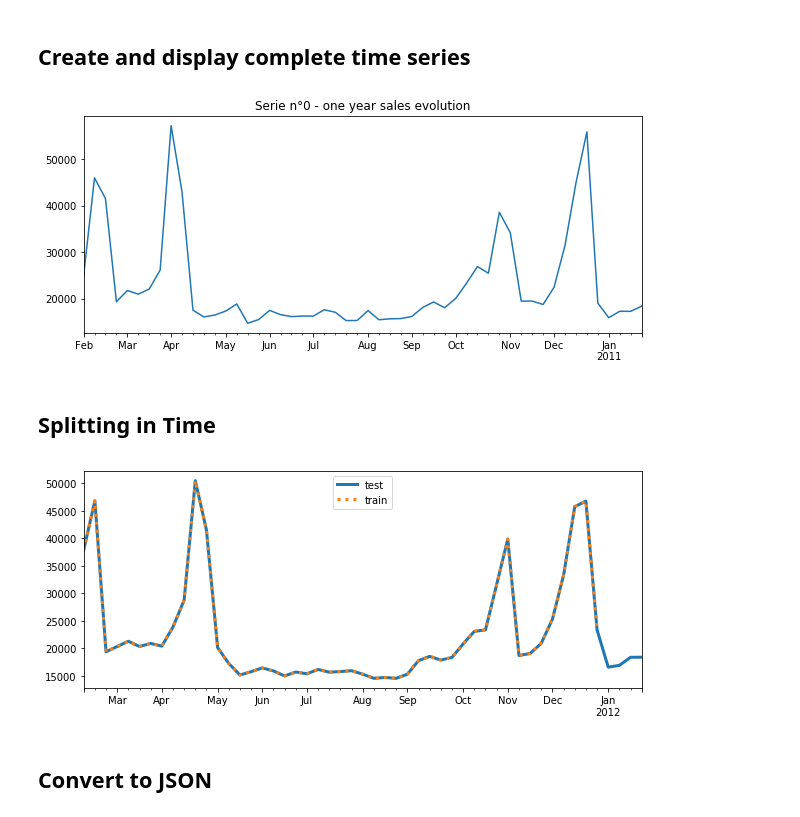
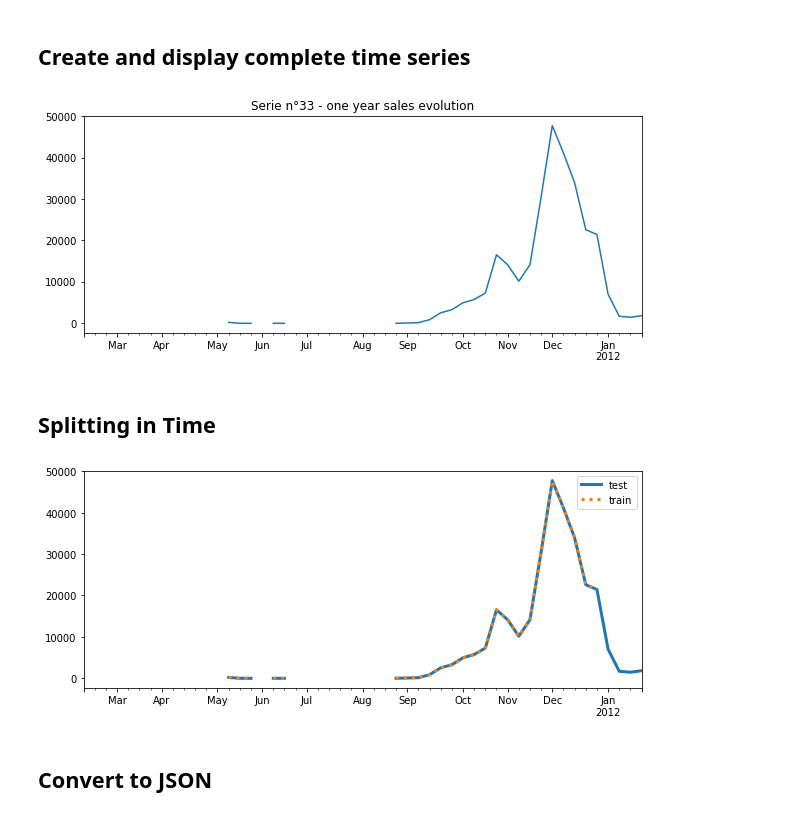
Before and after one commit to Corentin-M/Sales_forecasting, a Jupyter notebook: DeepAR_NoFeatures.ipynb, the cells around one changed output. Cells and saved outputs as stored; diff of their text form; code cells hidden in the pictures.

```diff
--- a/DeepAR_NoFeatures.ipynb
+++ b/DeepAR_NoFeatures.ipynb
@@ -16,16 +16,17 @@ from sagemaker import get_execution_role
 # %%
 # Save as Dataframe the train file and keep only Store, Dept, Sales and use Date as Index
 train_file = 'data/train.csv'
-
 train_df = pd.read_csv(train_file)
 train_df['Date'] = [datetime.strptime(date, '%Y-%m-%d').date() for date in train_df['Date'].astype(str).values.tolist()]
 train_df.index = train_df['Date']
 train_df = train_df.drop(['Date', 'IsHoliday'], axis=1)
 
+train_df.sort_values(["Store","Dept"], ascending = (False,False))
+
 # take only one store for first try of training job
-train_df = train_df[train_df.Store == 1]
+# train_df = train_df[train_df.Store == 1]
 
-print(train_df.tail())
+print(train_df.head())
 # %% [output]
             Store  Dept  Weekly_Sales
 Date
@@ -36,0 +56,11 @@ Date
+# %%
+# Add columns to convert Store to a "Category" field appropriate for DeepAR
+train_df['Cat_Store'] = train_df['Store'] - 1
+
+# Add columns to convert Dept to a "Category" field appropriate for DeepAR
+liste = range(81)
+for i in liste:
+    department = train_df.Dept.unique()[i]
+    train_df.loc[train_df['Dept'] == department, 'Cat_Dept'] = int(i)
+
+print(train_df.head())
@@ -68,11 +124,11 @@ def make_time_series(df, years, freq='W-FRI'):
     time_series = []
 
     # create time series for each store and each department
-    for store in df.Store.unique().tolist():
-        for dept in df.Dept.unique().tolist():
+    for store in df.Cat_Store.unique().tolist():
+        for dept in df.Cat_Dept.unique().tolist():
 
             # create DataFrame with weekly_sales for the store and department studied
-            sample_df = df[(df.Store == store) & (df.Dept == dept)]['Weekly_Sales']
+            sample_df = df[(df.Cat_Store == store) & (df.Cat_Dept == dept)]['Weekly_Sales']
 
             # initialise start_idx
             start_idx = 0
@@ -113,14 +169,14 @@ freq='W-FRI' # weekly recordings
 time_series = make_time_series(train_df, full_years, freq=freq)
 # %%
 # display first time series
-time_series_idx = 0
+time_series_idx = 33
 
 # plot time series except the last two values corresponding to store and department
 plt.figure(figsize=(10,4))
 time_series[time_series_idx][:-2].plot(title='Serie n°{} - one year sales evolution'.format(time_series_idx))
 plt.show()
 # %% [output]
-[figure, old version]
+[figure, new version]
 # %% [markdown]
 ## Splitting in Time
 # %%
@@ -154,18 +210,18 @@ prediction_length = 4 # 4 weeks ~ a month
 time_series_training = create_training_series(time_series, prediction_length)
 # %%
 # display train/test time series
-time_series_idx = 1
+time_series_idx = 33
 
 plt.figure(figsize=(10,4))
 # test data is the whole time series
 time_series[time_series_idx][:-2].plot(label='test', lw=3)
 # train data is all but the last prediction pts
 time_series_training[time_series_idx][:-2].plot(label='train', ls=':', lw=3)
 
 plt.legend()
 plt.show()
 # %% [output]
-[figure, old version]
+[figure, new version]
 # %% [markdown]
 ## Convert to JSON
 # %%
```
Also changed, not shown: parts of 11 cells of this notebook.
